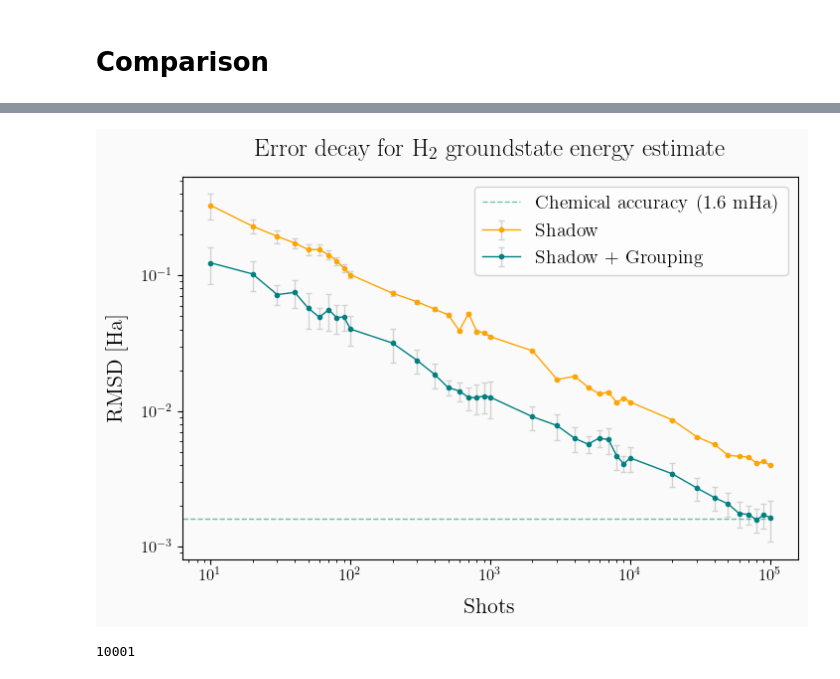
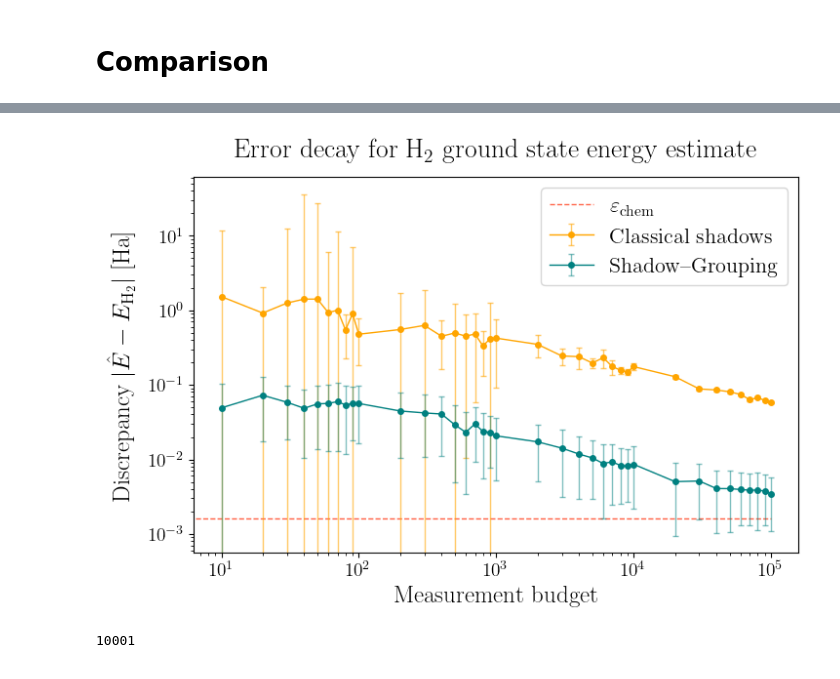
Before and after one commit to Marshhall/Physics_Thesis, a Jupyter notebook: shadow_grouping.ipynb, the cells around one changed output, grey strips where cells are left out. Cells and saved outputs as stored; diff of their text form; code cells hidden in the pictures.

Commit message:
Plots for H2 and LiH

```diff
--- a/shadow_grouping.ipynb
+++ b/shadow_grouping.ipynb
@@ -609,8 +624,8 @@ Plot weights evolution
 # %%
 plt.rcParams['text.usetex'] = True
 plt.rcParams['font.size'] = 14
-plt.rcParams['axes.labelsize'] = 16
-plt.rcParams['axes.titlesize'] = 18
+plt.rcParams['axes.labelsize'] = 18
+plt.rcParams['axes.titlesize'] = 20
 plt.rcParams['xtick.labelsize'] = 14
 plt.rcParams['ytick.labelsize'] = 14
 
@@ -639,16 +654,20 @@ for group_idx, group in enumerate(grouped_obs):
 fig, ax = plt.subplots(figsize=(10, 6))
 
 # Set background color
-fig.patch.set_facecolor('#FAFAFA')  # Full figure background
-ax.set_facecolor('#FAFAFA')
+# fig.patch.set_facecolor('#FAFAFA')  # Full figure background
+# ax.set_facecolor('#FAFAFA')
+colors = ['#008080', '#FFA500', '#E91E63', '#3F51B5']
+names = [r"$X_1 Z_2$", r"$Y_1 Z_3$", r"$Z_2 Z_3$", r"$X_1 Y_2 Z_3$"]
 
 for i in range(len(weights_tracker)):
-    ax.plot(weights_tracker[i], marker="o", markersize=5, alpha=1, lw=1, label=format_pauli_word(H.ops[i]))
+    ax.plot(range(1,6), weights_tracker[i][:5], marker="o", markersize=5, alpha=0.8, color=colors[i], lw=1, label=names[i])
 
-ax.set_xlabel("Shot", labelpad=10)
+ax.set_xticks(range(1,6))
+ax.set_yticklabels([])
+ax.set_xlabel("Shot")
 ax.set_ylabel("Weight", labelpad=10)
 ax.set_title("Weights of the Pauli strings in the Hamiltonian decomposition", pad=15)
 ax.legend()
 plt.show()
-fig.savefig(f"Plots/weights_10.png", dpi=800)
+fig.savefig(f"Plots/weights.pdf", bbox_inches='tight', dpi=800)
 # %% [output]
@@ -1477,46 +1551,49 @@ ddq = loaded_data[:, 2].astype(float)
 # %%
 # dg = np.array(d_gr).reshape(len(n_shotss), 100)
 # dg, ddg = np.mean(dg, axis=1), np.var(dg, axis=1)
 number_of_runs = 100
 
 plt.rcParams['text.usetex'] = True
 plt.rcParams['font.family'] = 'serif'
 plt.rcParams['font.serif'] = ['Computer Modern']
-plt.rcParams['font.size'] = 14
-plt.rcParams['axes.labelsize'] = 16
-plt.rcParams['axes.titlesize'] = 18
-plt.rcParams['xtick.labelsize'] = 12
-plt.rcParams['ytick.labelsize'] = 12
+plt.rcParams['font.size'] = 16
+plt.rcParams['axes.labelsize'] = 18
+plt.rcParams['axes.titlesize'] = 20
+plt.rcParams['xtick.labelsize'] = 14
+plt.rcParams['ytick.labelsize'] = 14
 
 
 
 fig, ax = plt.subplots(figsize=(8,5))
 
 # Set background color
-fig.patch.set_facecolor('#FAFAFA')  # Full figure background
-ax.set_facecolor('#FAFAFA')
+# fig.patch.set_facecolor('#FAFAFA')  # Full figure background
+# ax.set_facecolor('#FAFAFA')
 
 # Plot with error bars
-ax.errorbar(shots_loaded, ds, yerr=dds, fmt='o-', color="orange", ecolor='lightgray', elinewidth=1, capsize=2, markersize=3, lw=1, label="Shadow")
-ax.errorbar(shots_loaded, rmsd_loaded, yerr=std_dev_loaded, fmt='o-', color="teal", ecolor='lightgray', elinewidth=1, capsize=2, markersize=3, lw=1, label="Shadow + Grouping")
+ax.plot([-1, shots_loaded[-1]], [1.6e-3, 1.6e-3], lw=1, linestyle="--", label=r"$\varepsilon_{\mathrm{chem}}$", color="tomato")
+_, ds_caps, ds_bars = ax.errorbar(shots_loaded, ds, yerr=dds, fmt='o-', color="orange", ecolor='orange', elinewidth=1, capsize=2, markersize=4, lw=1, label="Classical shadows")
+_, rmsd_caps, rmsd_bars = ax.errorbar(shots_loaded, rmsd_loaded, yerr=std_dev_loaded, fmt='o-', color="teal", ecolor='teal', elinewidth=1, capsize=2, markersize=4, lw=1, label="Shadow--Grouping")
 # ax.errorbar(shots_loaded, dq, yerr=ddq, fmt='o-', color="pink", ecolor='lightgray', elinewidth=1, capsize=4, markersize=5, label="Grouping")
-ax.plot([-1, shots_loaded[-1]], [1.6e-3, 1.6e-3], lw=1, linestyle="--", label="Chemical accuracy (1.6 mHa)")
+
+a_s = 0.6
+a_r = 0.5
+[bar.set_alpha(a_s) for bar in ds_bars]
+[cap.set_alpha(a_s) for cap in ds_caps]
+
+[bar.set_alpha(a_r) for bar in rmsd_bars]
+[cap.set_alpha(a_r) for cap in rmsd_caps]
 
 # Titles and labels
-ax.set_title(r"Error decay for $\mathrm{H}_2$ groundstate energy estimate", pad=15)
-ax.set_xlabel("Shots", labelpad=10)
-ax.set_ylabel("RMSD [Ha]", labelpad=10)
+ax.set_title(r"Error decay for $\mathrm{H}_2$ ground state energy estimate", pad=15)
+ax.set_xlabel("Measurement budget")
+ax.set_ylabel(r"Discrepancy $|\hat{E} - E_{\mathrm{H}_2}|$ [Ha]", labelpad=10)
 ax.set_xscale('log')
 ax.set_yscale('log')
 ax.legend()
-fig.savefig(f"Plots/H2_rmsd_SG_vs_CS_{n_shotss[0]}_{n_shotss[-1]}_{number_of_runs}r.pdf", dpi=800)
-
-
-# ax.set_title(r"$\mathrm{Error}$ $\mathrm{decay}$ $\mathrm{for}$ $\mathrm{H}_2$ $\mathrm{ground-state}$ $\mathrm{energy}$ $\mathrm{estimate}$", pad=15)
-# ax.set_xlabel("$\mathrm{Shots}$", labelpad=10)
-# ax.set_ylabel(r"$\mathrm{RMSD}$ $\mathrm{[Ha]}$", labelpad=10)
+fig.savefig(f"Plots/H2_rmsd_SG_vs_CS_{n_shotss[0]}_{n_shotss[-1]}_100r.pdf", bbox_inches='tight', dpi=800)
 # %% [output]
-[figure, old version]
+[figure, new version]
 # %%
 len(np.arange(-1, 10000))
 # %% [output]
```
Also changed, not shown: parts of 13 cells of this notebook, 9 other files.
